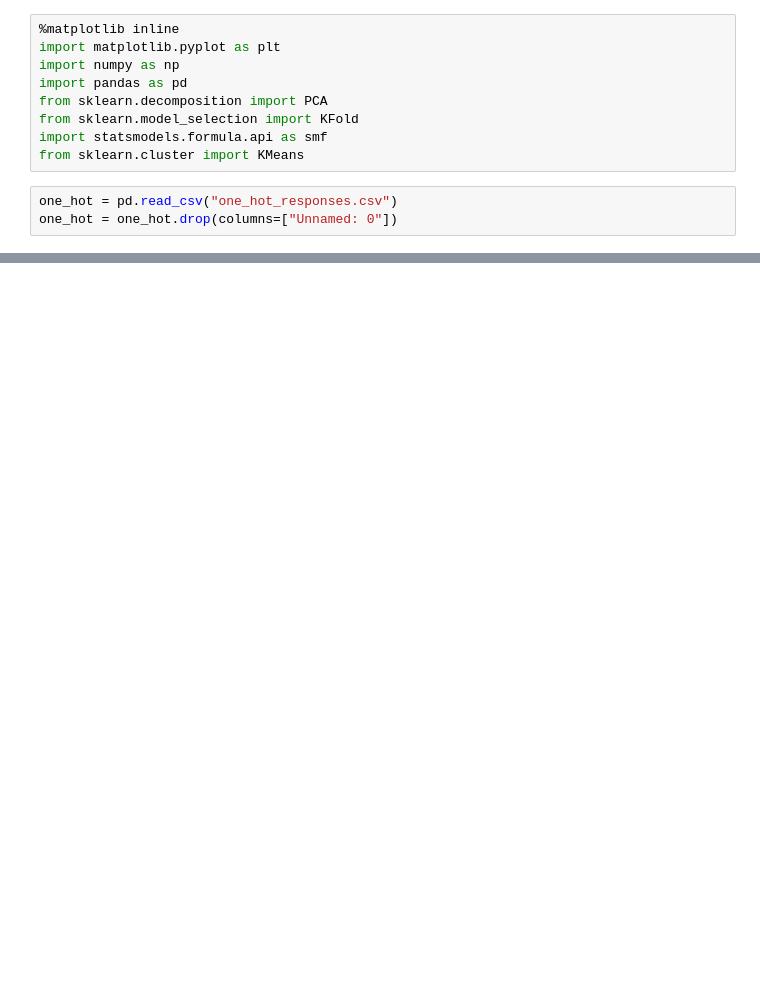
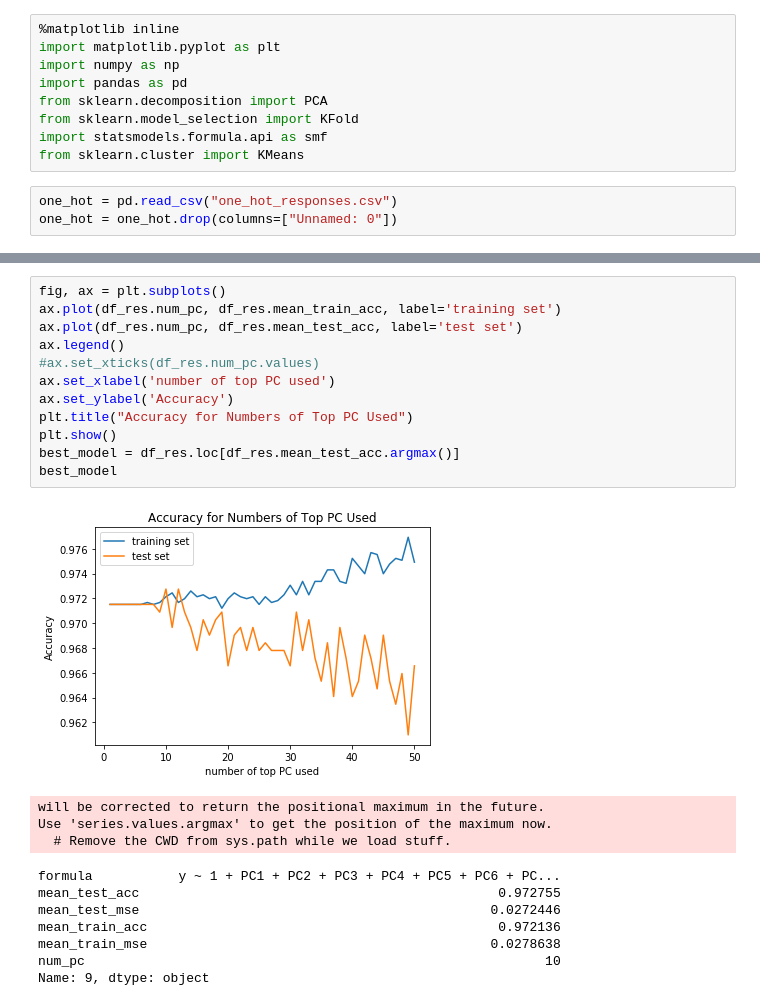
Before and after one commit to angela278/cogs109, a Jupyter notebook: project.ipynb, the cells around one changed output, grey strips where cells are left out. Drawn from its saved outputs; the diff is of its cells as text; blank space fills up the shorter version.

```diff
--- a/project.ipynb
+++ b/project.ipynb
@@ -206,0 +201,24 @@ Name: 15, dtype: object
+# %%
+fig, ax = plt.subplots()
+ax.plot(df_res.num_pc, df_res.mean_train_acc, label='training set')
+ax.plot(df_res.num_pc, df_res.mean_test_acc, label='test set')
+ax.legend()
+#ax.set_xticks(df_res.num_pc.values)
+ax.set_xlabel('number of top PC used')
+ax.set_ylabel('Accuracy')
+plt.title("Accuracy for Numbers of Top PC Used")
+plt.show()
+best_model = df_res.loc[df_res.mean_test_acc.argmax()]
+best_model
+# %% [output]
+[figure, added]
+will be corrected to return the positional maximum in the future.
+Use 'series.values.argmax' to get the position of the maximum now.
+  # Remove the CWD from sys.path while we load stuff.
+formula           y ~ 1 + PC1 + PC2 + PC3 + PC4 + PC5 + PC6 + PC...
+mean_test_acc                                              0.972755
+mean_test_mse                                             0.0272446
+mean_train_acc                                             0.972136
+mean_train_mse                                            0.0278638
+num_pc                                                           10
+Name: 9, dtype: object
```
Also changed, not shown: parts of 9 cells of this notebook.
